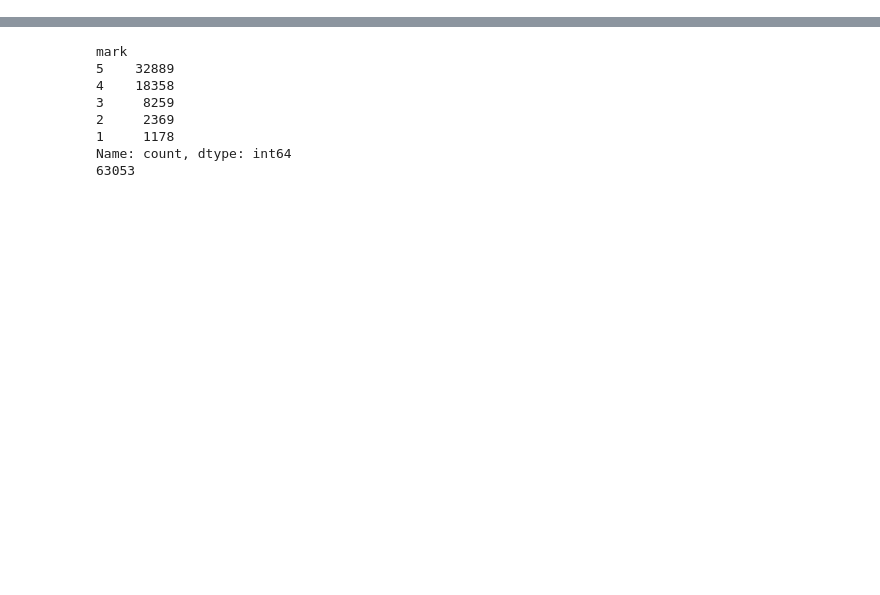
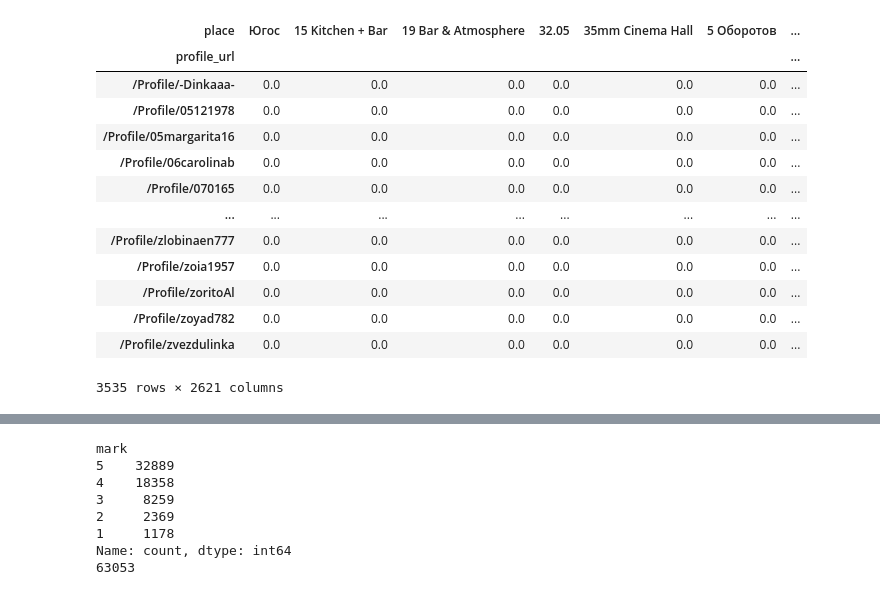
Before and after one commit to lizzinni/SNA-2024, a Jupyter notebook: model.ipynb, the cells around one changed output, grey strips where cells are left out. Drawn from its saved outputs; the diff is of its cells as text; code cells hidden in the pictures; blank space fills up the shorter version.

```diff
--- a/model.ipynb
+++ b/model.ipynb
@@ -9,0 +13,29 @@ reviews = reviews.drop(['date'], axis=1)
+# %%
+merged_reviews = reviews.merge(items[['detail_id', 'name']], on='detail_id', how='left')
+user_places_with_ratings = merged_reviews.groupby('profile_url').agg({'name': list, 'mark': list}).reset_index()
+user_places_with_ratings.columns = ['profile_url', 'places_rated', 'ratings']
+user_places_with_ratings.head()
+
+ratings_df = pd.DataFrame({
+    'profile_url': user_places_with_ratings['profile_url'].repeat(user_places_with_ratings['places_rated'].str.len()),
+    'place': [place for places in user_places_with_ratings['places_rated'] for place in places],
+    'rating': [rating for ratings in user_places_with_ratings['ratings'] for rating in ratings]
+})
+
+user_ratings = ratings_df.pivot_table(index='profile_url', columns='place', values='rating', fill_value=0)
+user_ratings
+# %% [output]
+| place | Югос | 15 Kitchen + Bar | 19 Bar & Atmosphere | 32.05 | 35mm Cinema Hall | 5 Оборотов | ... |
+| profile_url |  |  |  |  |  |  | ... |
+| /Profile/-Dinkaaa- | 0.0 | 0.0 | 0.0 | 0.0 | 0.0 | 0.0 | ... |
+| /Profile/05121978 | 0.0 | 0.0 | 0.0 | 0.0 | 0.0 | 0.0 | ... |
+| /Profile/05margarita16 | 0.0 | 0.0 | 0.0 | 0.0 | 0.0 | 0.0 | ... |
+| /Profile/06carolinab | 0.0 | 0.0 | 0.0 | 0.0 | 0.0 | 0.0 | ... |
+| /Profile/070165 | 0.0 | 0.0 | 0.0 | 0.0 | 0.0 | 0.0 | ... |
+| ... | ... | ... | ... | ... | ... | ... | ... |
+| /Profile/zlobinaen777 | 0.0 | 0.0 | 0.0 | 0.0 | 0.0 | 0.0 | ... |
+| /Profile/zoia1957 | 0.0 | 0.0 | 0.0 | 0.0 | 0.0 | 0.0 | ... |
+| /Profile/zoritoAl | 0.0 | 0.0 | 0.0 | 0.0 | 0.0 | 0.0 | ... |
+| /Profile/zoyad782 | 0.0 | 0.0 | 0.0 | 0.0 | 0.0 | 0.0 | ... |
+| /Profile/zvezdulinka | 0.0 | 0.0 | 0.0 | 0.0 | 0.0 | 0.0 | ... |
+3535 rows × 2621 columns
```
Also changed, not shown: parts of 14 cells of this notebook.
